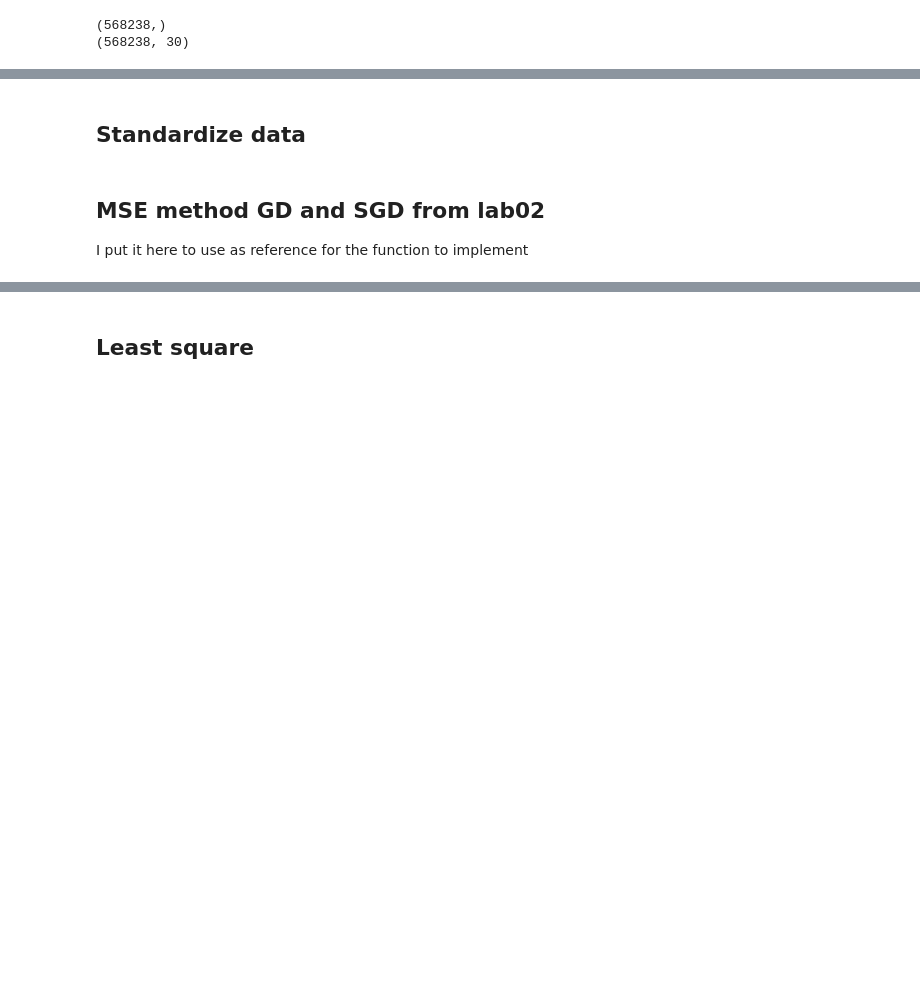
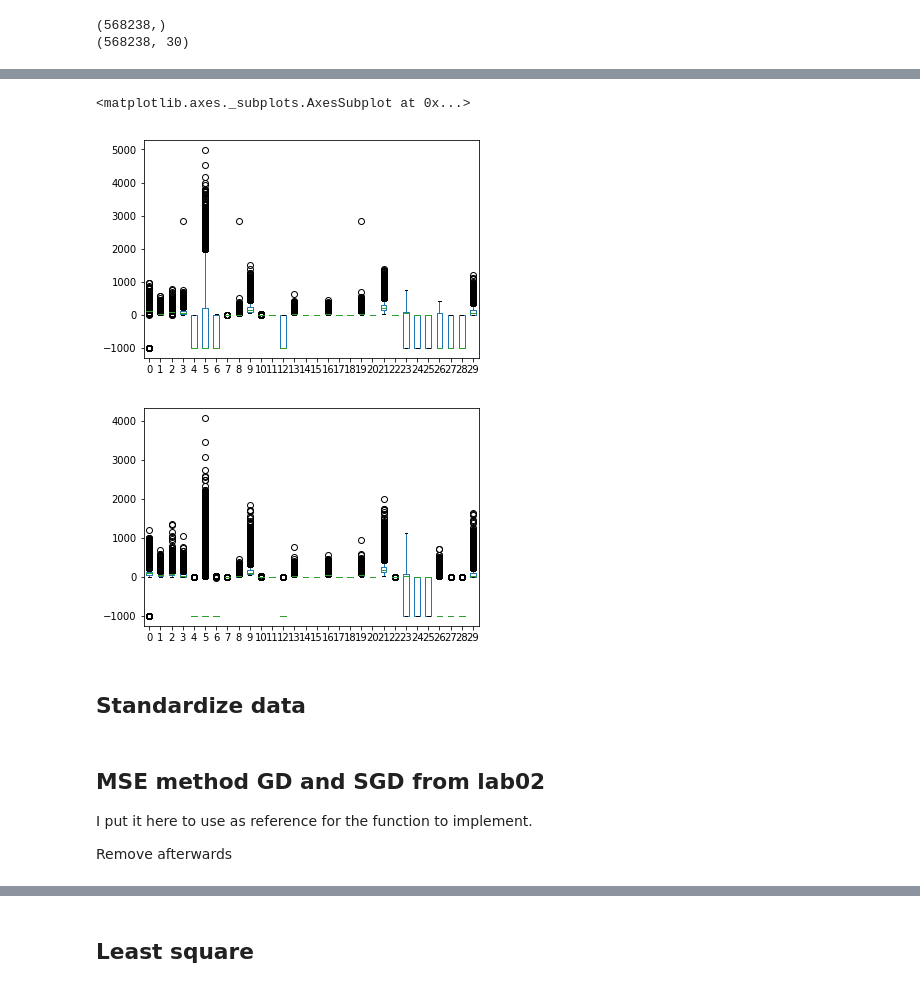
Before and after one commit to PaulineMauryL/MachineLearningProject1, a Jupyter notebook: Projet_1_Higgs_Boson.ipynb, the cells around one changed output, grey strips where cells are left out. Cells and saved outputs as stored; diff of their text form; code cells hidden in the pictures; blank space fills up the shorter version.

```diff
--- a/Projet_1_Higgs_Boson.ipynb
+++ b/Projet_1_Higgs_Boson.ipynb
@@ -24,0 +68,4 @@ print(input_test.shape)
+# %%
+train_neg = df_train.iloc[yb_train==-1].copy()
+train_neg.shape
+train_neg.describe()
@@ -25,3 +103,11 @@ print(input_test.shape)
+# %%
+#On peut voir des figures qui ont beaucoup de différences
+train_pos.plot.box()
+train_neg.plot.box()
+# %% [output]
+<matplotlib.axes._subplots.AxesSubplot at 0x...>
+[figure, added]
+[figure, added]
 # %% [markdown]
 ## Standardize data
 # %%
@@ -42,7 +128,9 @@ tx, mean, std = standardize_train(input_train)
 x_test = standardize_test(x_train, mean, std)
 # %% [markdown]
 ## MSE method GD and SGD from lab02
-I put it here to use as reference for the function to implement
+I put it here to use as reference for the function to implement.
+
+Remove afterwards
 # %%
 #From lab02 correction
 # MSE GD and SGD
```
Also changed, not shown: parts of 28 cells of this notebook.
